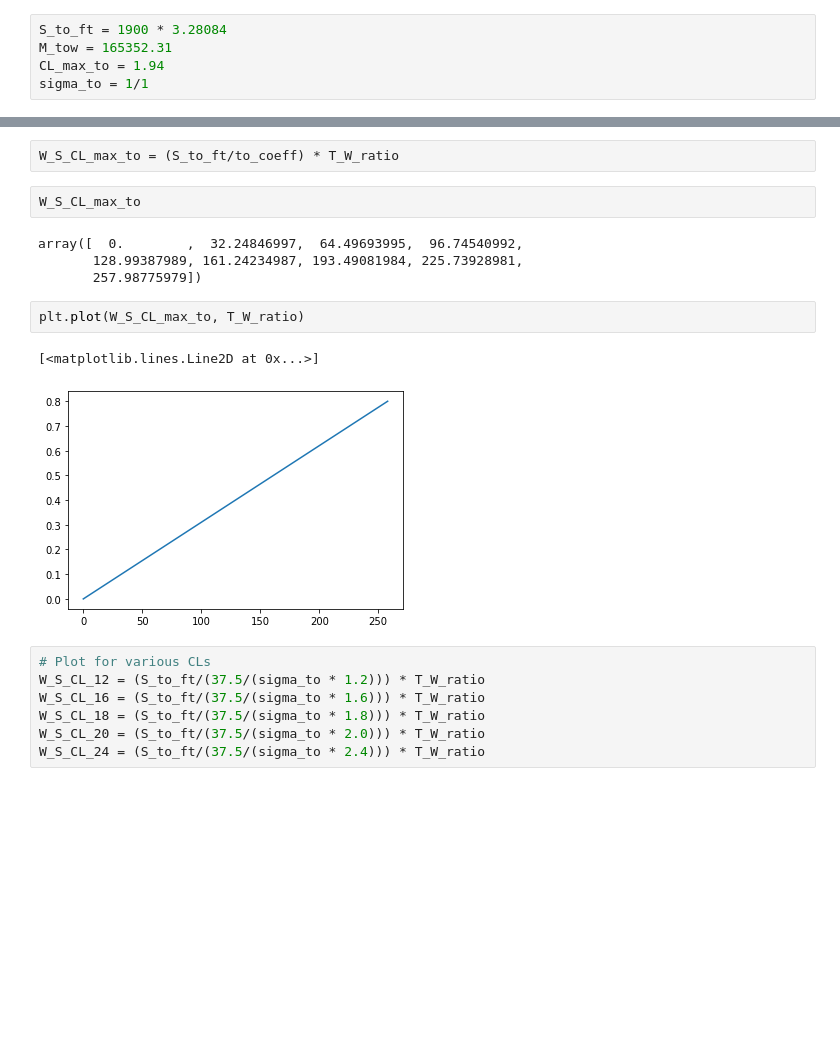
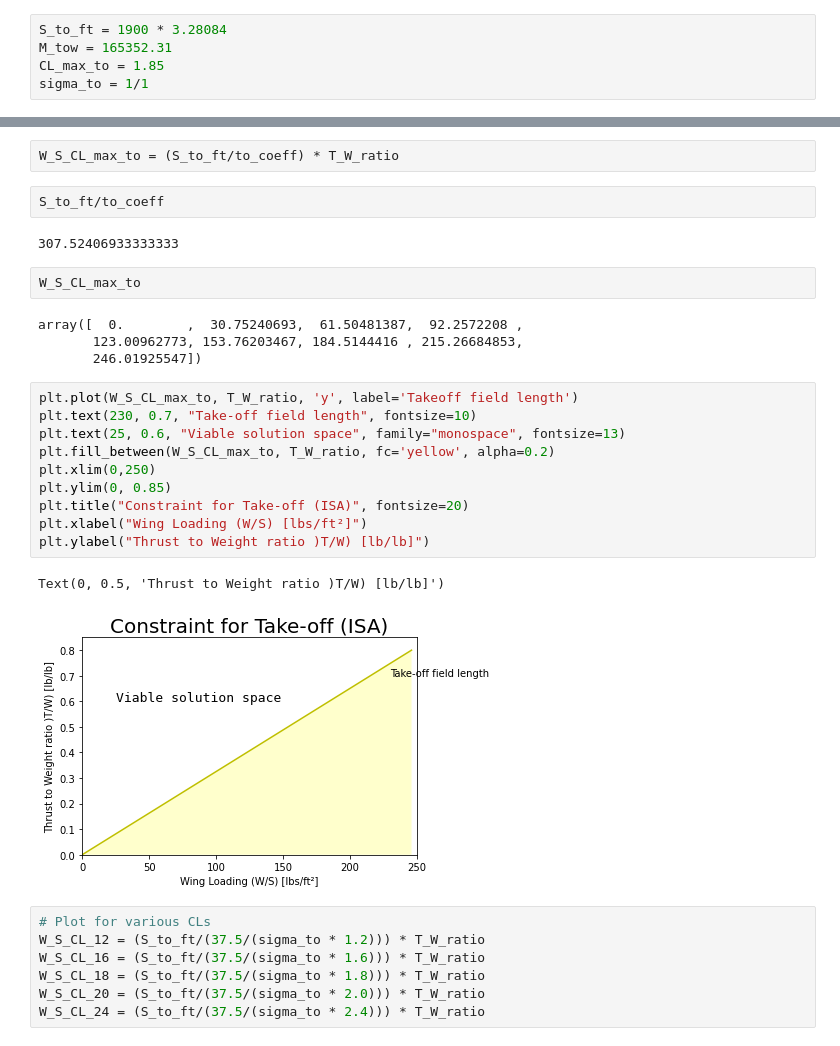
Before and after one commit to phraretein/aircraft_design_project, a Jupyter notebook: C-diagram.ipynb, the cells around one changed output, grey strips where cells are left out. Saved outputs shown, nothing was run; the diff lists cells and outputs as text; blank space fills up the shorter version.

```diff
--- a/C-diagram.ipynb
+++ b/C-diagram.ipynb
@@ -7,7 +7,7 @@ import math
 # %%
 S_to_ft = 1900 * 3.28084
 M_tow = 165352.31
-CL_max_to = 1.94
+CL_max_to = 1.85
 sigma_to = 1/1
 # %%
 to_coeff = 37.5/(sigma_to * CL_max_to)
@@ -15,17 +15,29 @@ to_coeff = 37.5/(sigma_to * CL_max_to)
 T_W_ratio = np.arange(start=0.0, stop=0.9, step=0.1)
 # %%
 W_S_CL_max_to = (S_to_ft/to_coeff) * T_W_ratio
+# %%
+S_to_ft/to_coeff
+# %% [output]
+307.52406933333333
 # %%
 W_S_CL_max_to
 # %% [output]
-array([  0.        ,  32.24846997,  64.49693995,  96.74540992,
-       128.99387989, 161.24234987, 193.49081984, 225.73928981,
-       257.98775979])
+array([  0.        ,  30.75240693,  61.50481387,  92.2572208 ,
+       123.00962773, 153.76203467, 184.5144416 , 215.26684853,
+       246.01925547])
-# %%
-plt.plot(W_S_CL_max_to, T_W_ratio)
-# %% [output]
-[<matplotlib.lines.Line2D at 0x...>]
-[figure, removed]
+# %%
+plt.plot(W_S_CL_max_to, T_W_ratio, 'y', label='Takeoff field length')
+plt.text(230, 0.7, "Take-off field length", fontsize=10)
+plt.text(25, 0.6, "Viable solution space", family="monospace", fontsize=13)
+plt.fill_between(W_S_CL_max_to, T_W_ratio, fc='yellow', alpha=0.2)
+plt.xlim(0,250)
+plt.ylim(0, 0.85)
+plt.title("Constraint for Take-off (ISA)", fontsize=20)
+plt.xlabel("Wing Loading (W/S) [lbs/ft²]")
+plt.ylabel("Thrust to Weight ratio )T/W) [lb/lb]")
+# %% [output]
+Text(0, 0.5, 'Thrust to Weight ratio )T/W) [lb/lb]')
+[figure, added]
 # %%
 # Plot for various CLs
 W_S_CL_12 = (S_to_ft/(37.5/(sigma_to * 1.2))) * T_W_ratio
```
Also changed, not shown: parts of 40 cells of this notebook, 1 other file.
